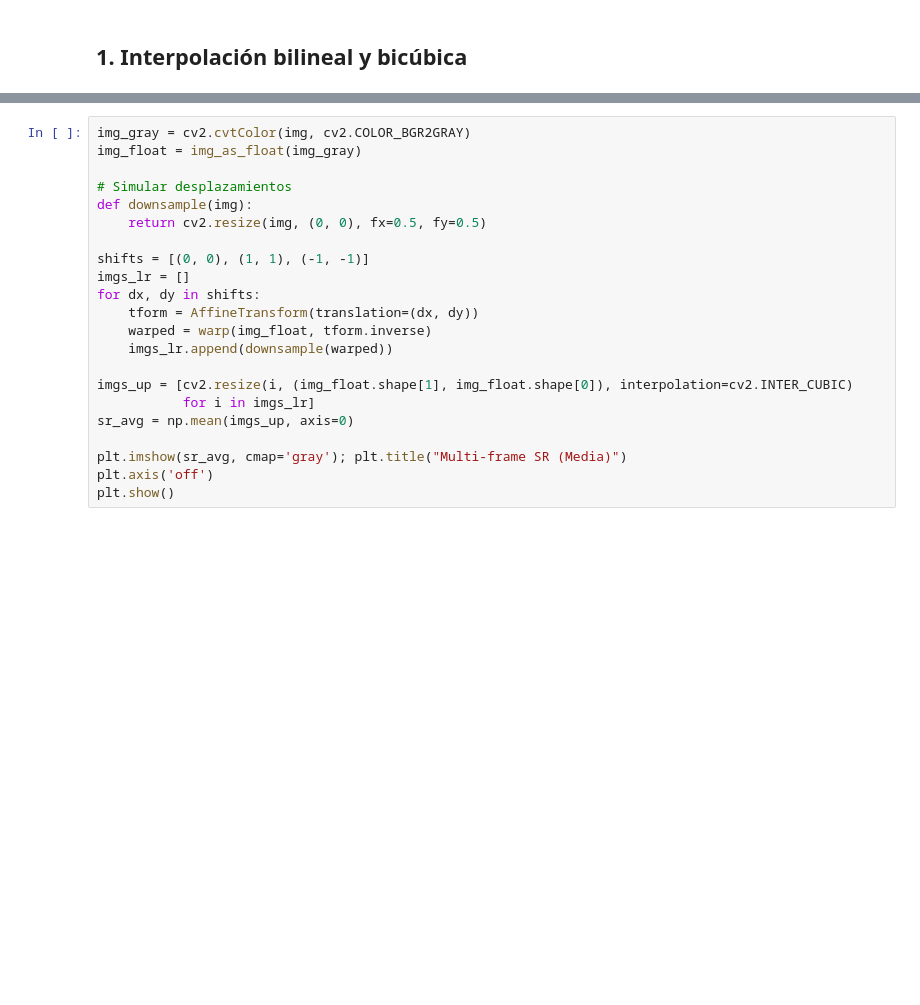
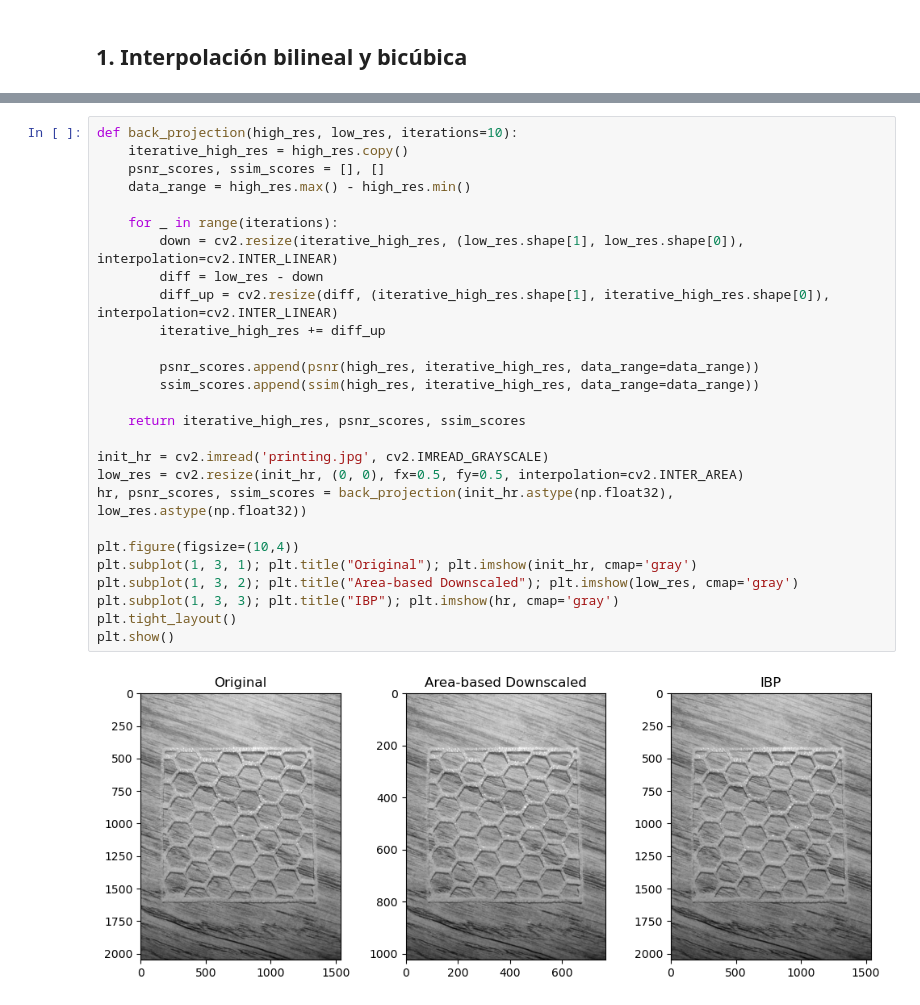
Before and after one commit to bgmanuel99/Super-Resolution-Images-for-3D-Printing-Defect-Detection, a Jupyter notebook: SRModels/ClassicModels/super_resolucion_clasica.ipynb, the cells around one changed output, grey strips where cells are left out. Saved outputs shown, nothing was run; the diff lists cells and outputs as text; blank space fills up the shorter version.

```diff
--- a/SRModels/ClassicModels/super_resolucion_clasica.ipynb
+++ b/SRModels/ClassicModels/super_resolucion_clasica.ipynb
@@ -39,22 +78,29 @@ plt.show()
 # %%
-img_gray = cv2.cvtColor(img, cv2.COLOR_BGR2GRAY)
-img_float = img_as_float(img_gray)
+def back_projection(high_res, low_res, iterations=10):
+    iterative_high_res = high_res.copy()
+    psnr_scores, ssim_scores = [], []
+    data_range = high_res.max() - high_res.min()
 
-# Simular desplazamientos
-def downsample(img):
-    return cv2.resize(img, (0, 0), fx=0.5, fy=0.5)
+    for _ in range(iterations):
+        down = cv2.resize(iterative_high_res, (low_res.shape[1], low_res.shape[0]), interpolation=cv2.INTER_LINEAR)
+        diff = low_res - down
+        diff_up = cv2.resize(diff, (iterative_high_res.shape[1], iterative_high_res.shape[0]), interpolation=cv2.INTER_LINEAR)
+        iterative_high_res += diff_up
 
-shifts = [(0, 0), (1, 1), (-1, -1)]
-imgs_lr = []
-for dx, dy in shifts:
-    tform = AffineTransform(translation=(dx, dy))
-    warped = warp(img_float, tform.inverse)
-    imgs_lr.append(downsample(warped))
+        psnr_scores.append(psnr(high_res, iterative_high_res, data_range=data_range))
+        ssim_scores.append(ssim(high_res, iterative_high_res, data_range=data_range))
 
-imgs_up = [cv2.resize(i, (img_float.shape[1], img_float.shape[0]), interpolation=cv2.INTER_CUBIC)
-           for i in imgs_lr]
-sr_avg = np.mean(imgs_up, axis=0)
+    return iterative_high_res, psnr_scores, ssim_scores
 
-plt.imshow(sr_avg, cmap='gray'); plt.title("Multi-frame SR (Media)")
-plt.axis('off')
+init_hr = cv2.imread('printing.jpg', cv2.IMREAD_GRAYSCALE)
+low_res = cv2.resize(init_hr, (0, 0), fx=0.5, fy=0.5, interpolation=cv2.INTER_AREA)
+hr, psnr_scores, ssim_scores = back_projection(init_hr.astype(np.float32), low_res.astype(np.float32))
+
+plt.figure(figsize=(10,4))
+plt.subplot(1, 3, 1); plt.title("Original"); plt.imshow(init_hr, cmap='gray')
+plt.subplot(1, 3, 2); plt.title("Area-based Downscaled"); plt.imshow(low_res, cmap='gray')
+plt.subplot(1, 3, 3); plt.title("IBP"); plt.imshow(hr, cmap='gray')
+plt.tight_layout()
 plt.show()
+# %% [output]
+[figure, added]
```
Also changed, not shown: parts of 24 cells of this notebook, 6 other files.
